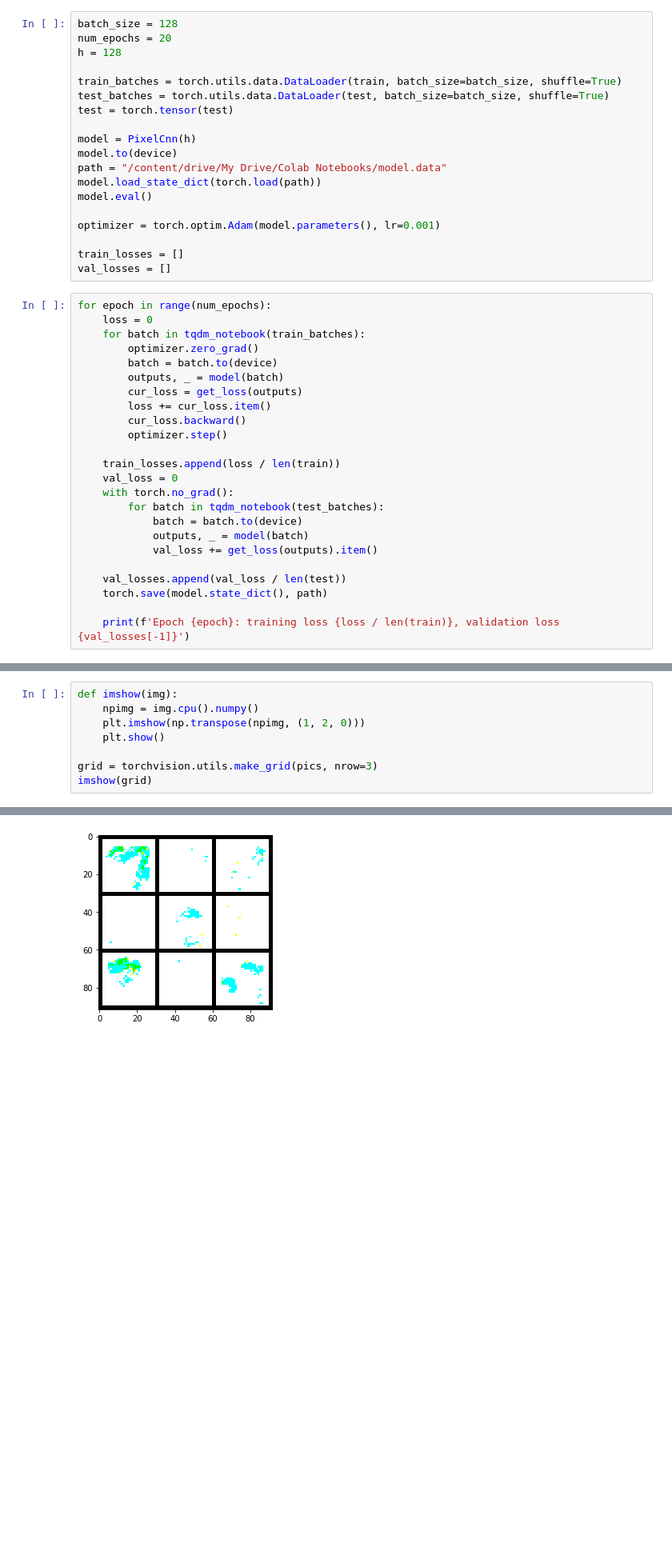
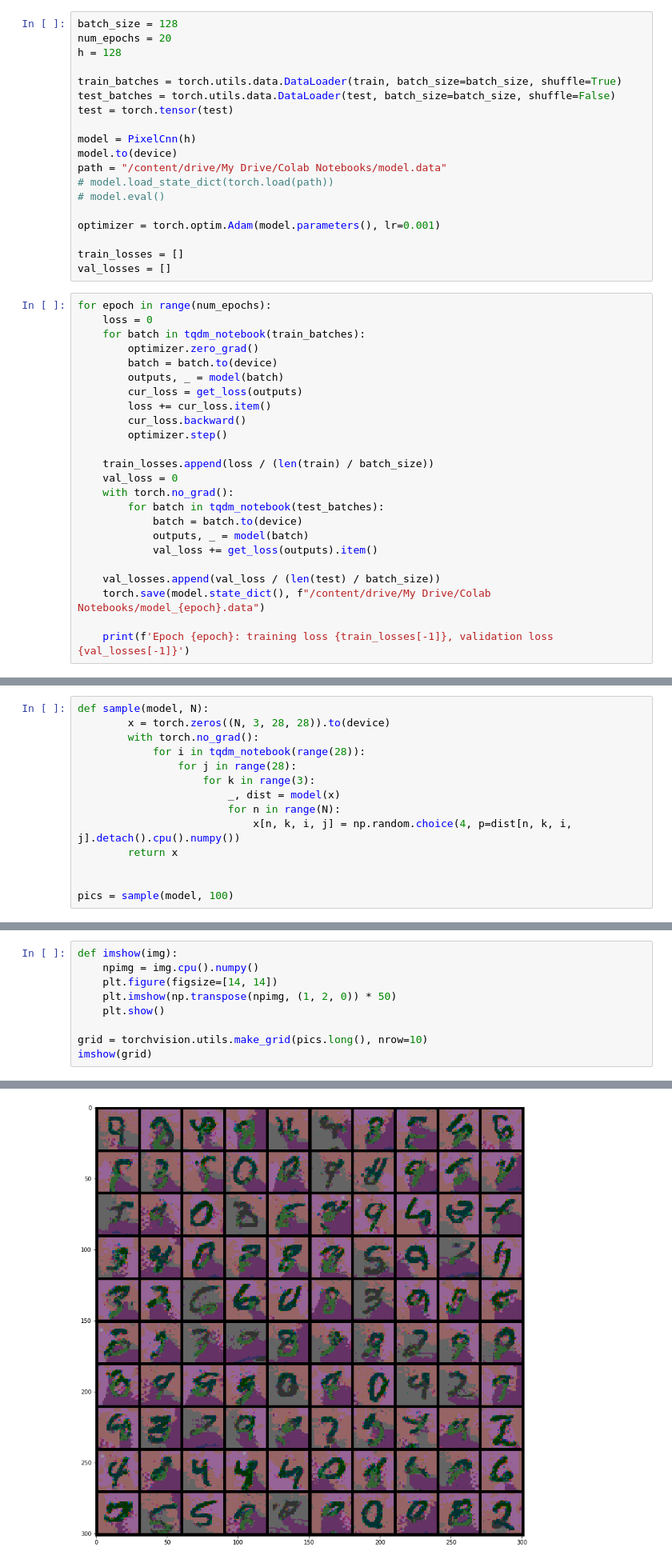
Before and after one commit to AndreySmirdin/DeepUnsupervisedLearning, a Jupyter notebook: Task3.ipynb, the cells around one changed output, grey strips where cells are left out. Shown at 80% size. Cells and saved outputs as stored; diff of their text form; blank space fills up the shorter version.

```diff
--- a/Task3.ipynb
+++ b/Task3.ipynb
@@ -124,14 +117,14 @@ num_epochs = 20
 h = 128
 
 train_batches = torch.utils.data.DataLoader(train, batch_size=batch_size, shuffle=True)
-test_batches = torch.utils.data.DataLoader(test, batch_size=batch_size, shuffle=True)
+test_batches = torch.utils.data.DataLoader(test, batch_size=batch_size, shuffle=False)
 test = torch.tensor(test)
 
 model = PixelCnn(h)
 model.to(device)
 path = "/content/drive/My Drive/Colab Notebooks/model.data"
-model.load_state_dict(torch.load(path))
-model.eval()
+# model.load_state_dict(torch.load(path))
+# model.eval()
 
 optimizer = torch.optim.Adam(model.parameters(), lr=0.001)
 
@@ -149,7 +142,7 @@ for epoch in range(num_epochs):
         cur_loss.backward()
         optimizer.step()
 
-    train_losses.append(loss / len(train))
+    train_losses.append(loss / (len(train) / batch_size))
     val_loss = 0
     with torch.no_grad():
         for batch in tqdm_notebook(test_batches):
@@ -157,10 +150,10 @@ for epoch in range(num_epochs):
             outputs, _ = model(batch)
             val_loss += get_loss(outputs).item()
 
-    val_losses.append(val_loss / len(test))
-    torch.save(model.state_dict(), path)
+    val_losses.append(val_loss / (len(test) / batch_size))
+    torch.save(model.state_dict(), f"/content/drive/My Drive/Colab Notebooks/model_{epoch}.data")
 
-    print(f'Epoch {epoch}: training loss {loss / len(train)}, validation loss {val_losses[-1]}')
+    print(f'Epoch {epoch}: training loss {train_losses[-1]}, validation loss {val_losses[-1]}')
 # %% [output]
 [interactive output not drawn]
 [interactive output not drawn]
@@ -187,0 +177,14 @@ pics = model.sample(9)
+# %%
+def sample(model, N):
+        x = torch.zeros((N, 3, 28, 28)).to(device)
+        with torch.no_grad():
+            for i in tqdm_notebook(range(28)):
+                for j in range(28):
+                    for k in range(3):
+                        _, dist = model(x)
+                        for n in range(N):
+                            x[n, k, i, j] = np.random.choice(4, p=dist[n, k, i, j].detach().cpu().numpy())
+        return x
+
+
+pics = sample(model, 100)
@@ -188,9 +193,10 @@ pics = model.sample(9)
 # %%
 def imshow(img):
     npimg = img.cpu().numpy()
-    plt.imshow(np.transpose(npimg, (1, 2, 0)))
+    plt.figure(figsize=[14, 14])
+    plt.imshow(np.transpose(npimg, (1, 2, 0)) * 50)
     plt.show()
 
-grid = torchvision.utils.make_grid(pics, nrow=3)
+grid = torchvision.utils.make_grid(pics.long(), nrow=10)
 imshow(grid)
 # %% [output]
@@ -198,4 +203,4 @@ Clipping input data to the valid range for imshow with RGB data ([0..1] for floa
-[figure, old version]
+[figure, new version]
 # %%
 def receptive_field():
     optimizer.zero_grad()
```
Also changed, not shown: parts of 15 cells of this notebook.
